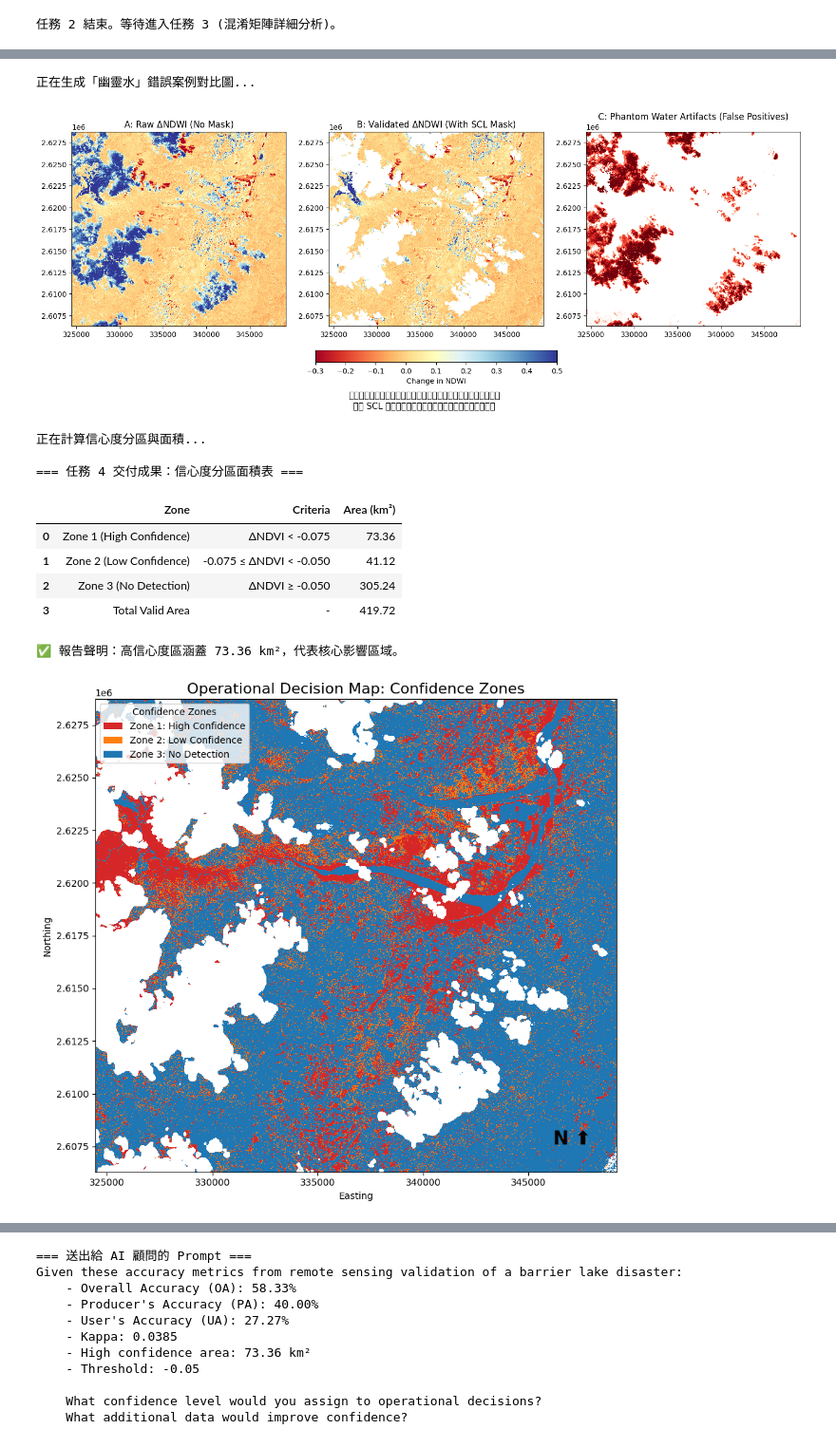
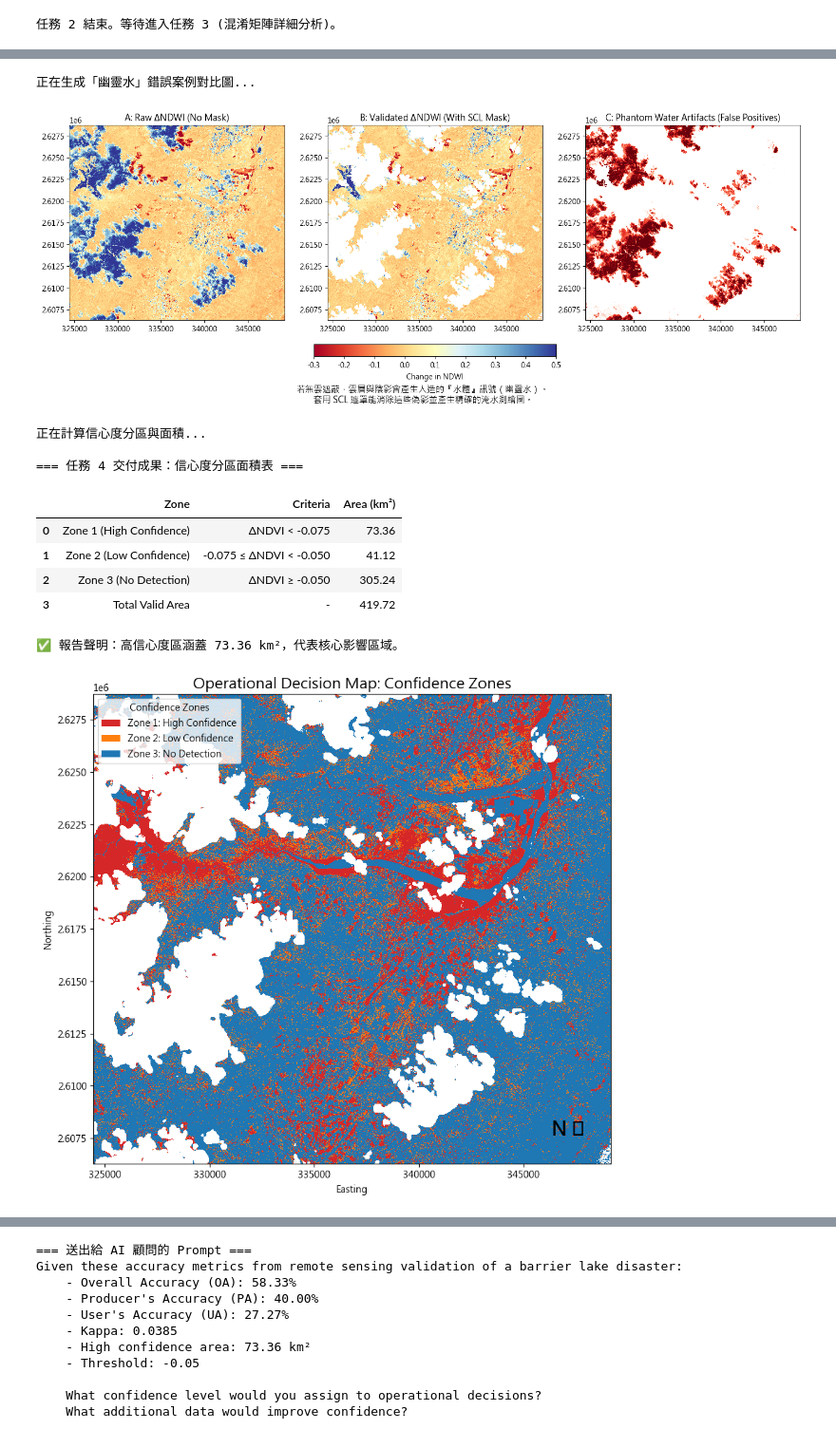
Before and after one commit to Geographish/Homework9, a Jupyter notebook: Week9_ARIA_v6.ipynb, the cells around one changed output, grey strips where cells are left out. Shown at 95% size. Cells and saved outputs as stored; diff of their text form; code cells hidden in the pictures.

```diff
--- a/Week9_ARIA_v6.ipynb
+++ b/Week9_ARIA_v6.ipynb
@@ -522,6 +509,11 @@ import matplotlib.pyplot as plt
 from matplotlib.colors import ListedColormap
 from matplotlib.patches import Patch
 import pandas as pd
+
+# 設定中文字體為微軟正黑體 (Windows 系統適用)
+plt.rcParams['font.sans-serif'] = ['Microsoft JhengHei']
+# 解決座標軸負號 ('-') 顯示為方塊的問題
+plt.rcParams['axes.unicode_minus'] = False
 
 # ==========================================
 # 1. 幽靈水 (Phantom Water) 比較圖
@@ -600,36 +592,34 @@ print(f"\n✅ 報告聲明：高信心度區涵蓋 {area_zone1:.2f} km²，代
 # 4. 繪製信心度三區分類圖
 # ==========================================
 fig2, ax2 = plt.subplots(figsize=(10, 8))
 
 # 定義顏色：1=藍色(無偵測), 2=黃色(低信心), 3=紅色(高信心)
 cmap_zones = ListedColormap(['#1f77b4', '#ff7f0e', '#d62728'])
 
 # 繪圖
 im_zones = confidence_zones.plot.imshow(ax=ax2, cmap=cmap_zones, vmin=1, vmax=3, add_colorbar=False)
 
 # 建立自訂圖例
 legend_elements = [
     Patch(facecolor='#d62728', label='Zone 1: High Confidence'),
     Patch(facecolor='#ff7f0e', label='Zone 2: Low Confidence'),
     Patch(facecolor='#1f77b4', label='Zone 3: No Detection')
 ]
 ax2.legend(handles=legend_elements, loc='upper left', title="Confidence Zones")
 
 ax2.set_title("Operational Decision Map: Confidence Zones", fontsize=16)
 ax2.set_xlabel("Easting")
 ax2.set_ylabel("Northing")
 ax2.set_aspect('equal')
 
 # 簡單的比例尺與指北針示意文字 (因無完整底圖套件，以文字標示)
 ax2.text(0.95, 0.05, 'N ⬆', transform=ax2.transAxes, fontsize=20, ha='right', va='bottom', weight='bold')
 
 plt.tight_layout()
 plt.show()
-
-print("任務 4 完全結束！接下來我們就可以根據這些數據，進入任務 5 撰寫 Markdown 災害報告了。")
 # %% [output]
 正在生成「幽靈水」錯誤案例對比圖...
-[figure, old version]
+[figure, new version]
 正在計算信心度分區與面積...
 
 === 任務 4 交付成果：信心度分區面積表 ===
@@ -639,5 +629,5 @@ print("任務 4 完全結束！接下來我們就可以根據這些數據，進
 | 2 | Zone 3 (No Detection) | ΔNDVI ≥ -0.050 | 305.24 |
 | 3 | Total Valid Area | - | 419.72 |
 ✅ 報告聲明：高信心度區涵蓋 73.36 km²，代表核心影響區域。
-[figure, old version]
+[figure, new version]
 任務 4 完全結束！接下來我們就可以根據這些數據，進入任務 5 撰寫 Markdown 災害報告了。
```
Also changed, not shown: parts of 23 cells of this notebook.
